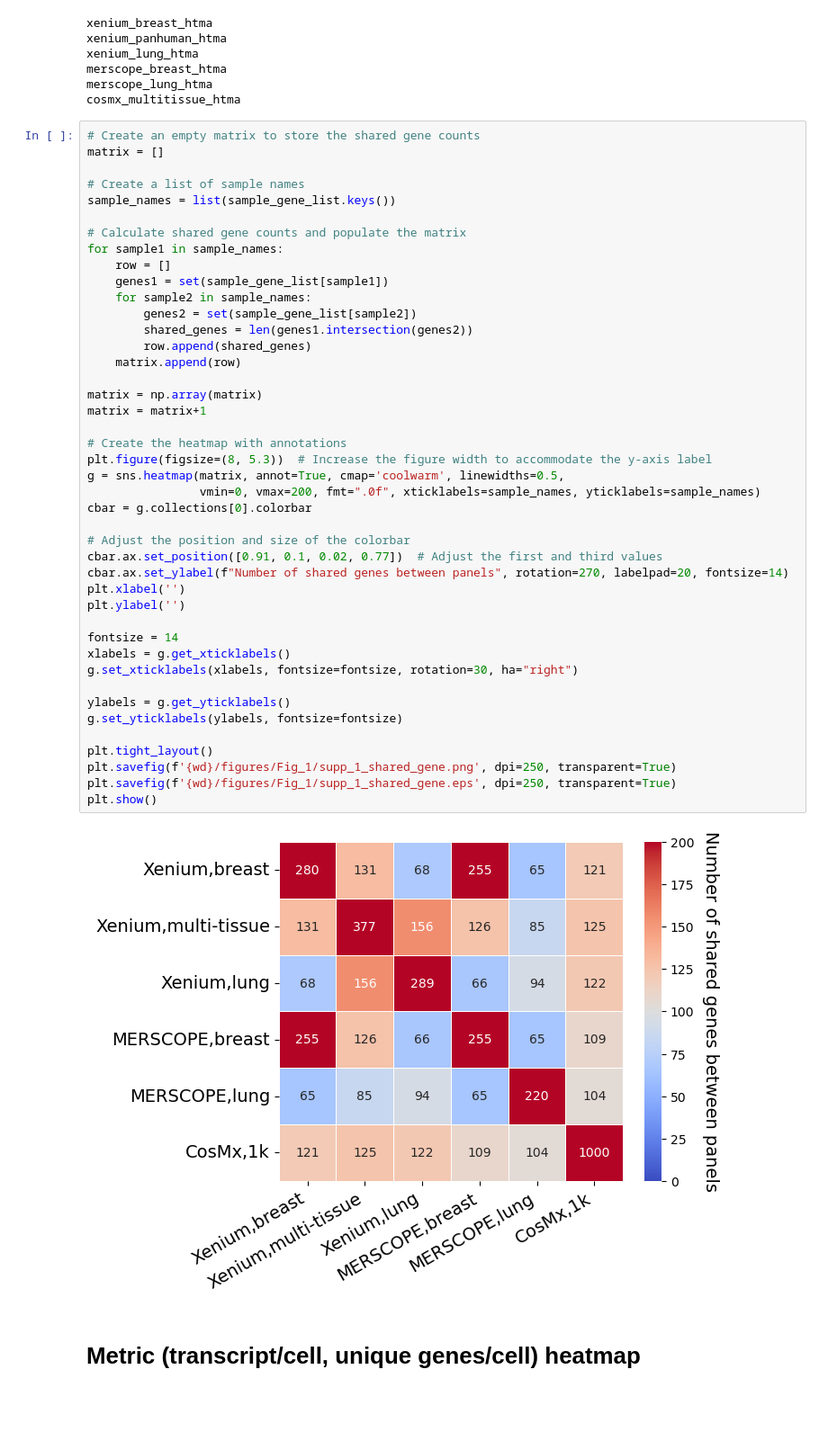
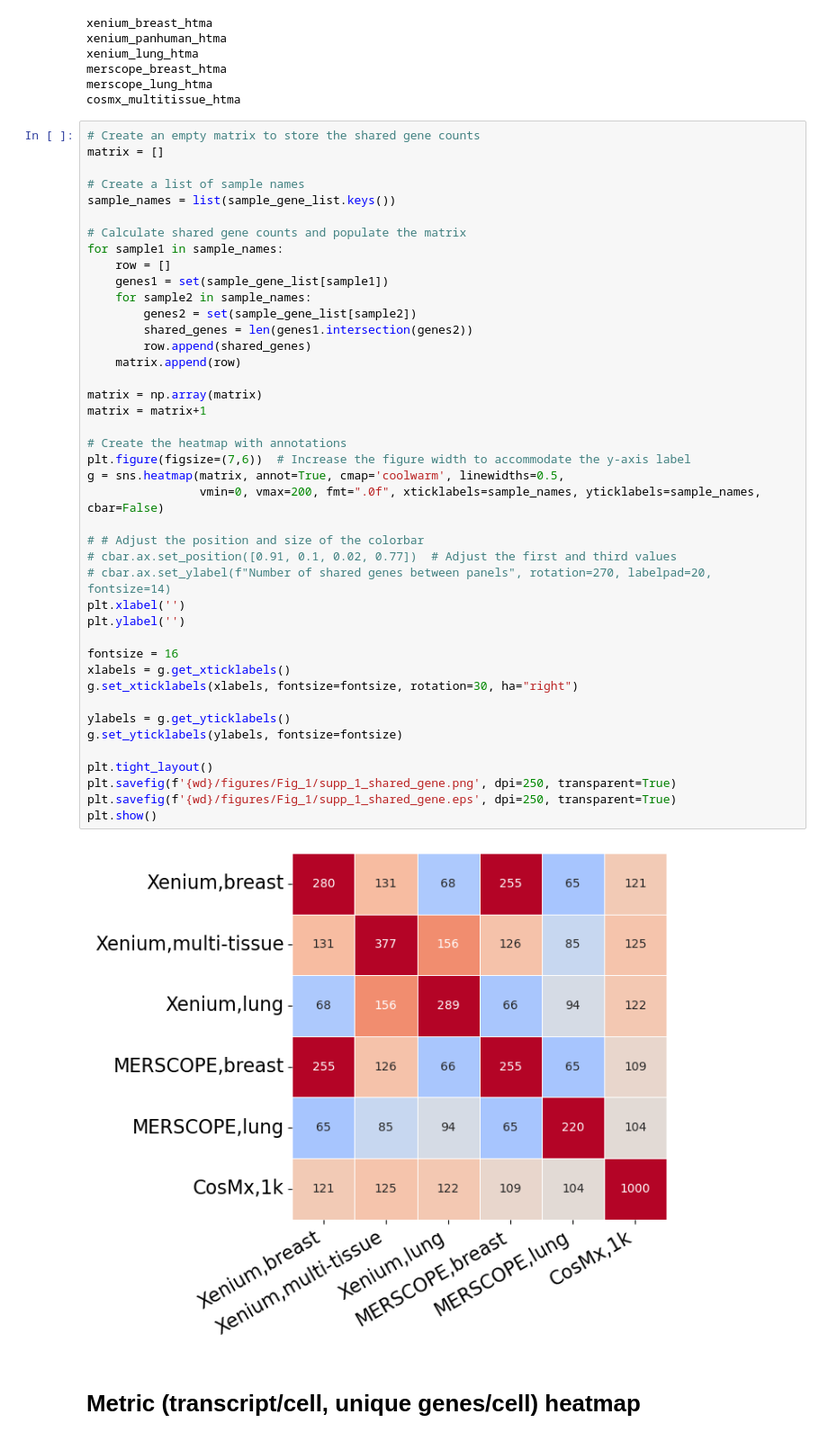
Before and after one commit to broadinstitute/ist_benchmarking, a Jupyter notebook: 06_single_cell_metrics.ipynb, the cells around one changed output. Shown: that part at 90% size. Drawn from its saved outputs; the diff is of its cells as text; blank space fills up the shorter version.

```diff
--- a/06_single_cell_metrics.ipynb
+++ b/06_single_cell_metrics.ipynb
@@ -53,41 +53,40 @@ sample_names = list(sample_gene_list.keys())
 # Calculate shared gene counts and populate the matrix
 for sample1 in sample_names:
     row = []
     genes1 = set(sample_gene_list[sample1])
     for sample2 in sample_names:
         genes2 = set(sample_gene_list[sample2])
         shared_genes = len(genes1.intersection(genes2))
         row.append(shared_genes)
     matrix.append(row)
 
 matrix = np.array(matrix)
 matrix = matrix+1
 
 # Create the heatmap with annotations
-plt.figure(figsize=(8, 5.3))  # Increase the figure width to accommodate the y-axis label
+plt.figure(figsize=(7,6))  # Increase the figure width to accommodate the y-axis label
 g = sns.heatmap(matrix, annot=True, cmap='coolwarm', linewidths=0.5,
-                vmin=0, vmax=200, fmt=".0f", xticklabels=sample_names, yticklabels=sample_names)
-cbar = g.collections[0].colorbar
+                vmin=0, vmax=200, fmt=".0f", xticklabels=sample_names, yticklabels=sample_names, cbar=False)
 
-# Adjust the position and size of the colorbar
-cbar.ax.set_position([0.91, 0.1, 0.02, 0.77])  # Adjust the first and third values
-cbar.ax.set_ylabel(f"Number of shared genes between panels", rotation=270, labelpad=20, fontsize=14)
+# # Adjust the position and size of the colorbar
+# cbar.ax.set_position([0.91, 0.1, 0.02, 0.77])  # Adjust the first and third values
+# cbar.ax.set_ylabel(f"Number of shared genes between panels", rotation=270, labelpad=20, fontsize=14)
 plt.xlabel('')
 plt.ylabel('')
 
-fontsize = 14
+fontsize = 16
 xlabels = g.get_xticklabels()
 g.set_xticklabels(xlabels, fontsize=fontsize, rotation=30, ha="right")
 
 ylabels = g.get_yticklabels()
 g.set_yticklabels(ylabels, fontsize=fontsize)
 
 plt.tight_layout()
 plt.savefig(f'{wd}/figures/Fig_1/supp_1_shared_gene.png', dpi=250, transparent=True)
 plt.savefig(f'{wd}/figures/Fig_1/supp_1_shared_gene.eps', dpi=250, transparent=True)
 plt.show()
 # %% [output]
-[figure, old version]
+[figure, new version]
 # %% [markdown]
 # Metric (transcript/cell, unique genes/cell) heatmap
 # %%
```
Also changed, not shown: parts of 12 cells of this notebook.
